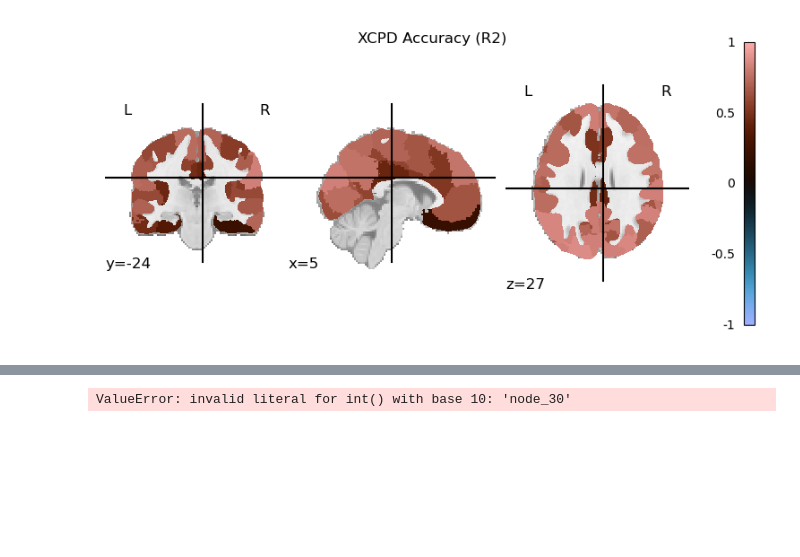
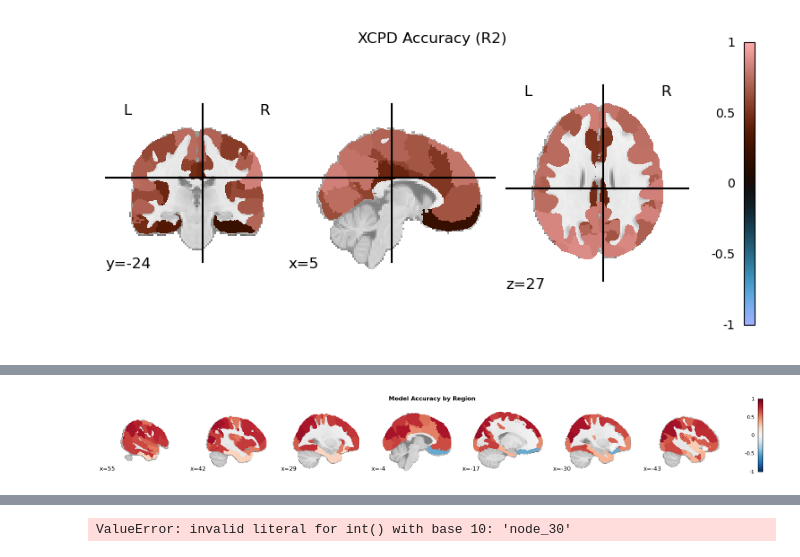
Before and after one commit to mckenziephagen/connectome-comparison, a Jupyter notebook: scripts/notebooks/exploratory/2025-10-29_plot_nodes_orig.ipynb, the cells around one changed output, grey strips where cells are left out. Saved outputs shown, nothing was run; the diff lists cells and outputs as text; code cells hidden in the pictures; blank space fills up the shorter version.

```diff
--- a/scripts/notebooks/exploratory/2025-10-29_plot_nodes_orig.ipynb
+++ b/scripts/notebooks/exploratory/2025-10-29_plot_nodes_orig.ipynb
@@ -84,0 +234,11 @@ plotting.show()
+# %%
+plotting.plot_stat_map(mask_img,
+                       vmax=1, vmin=-1,
+                       cmap=cmap,
+                       display_mode='x',
+                      )
+plt.suptitle('Model Accuracy by Region', weight='semibold')
+plt.savefig('x_defaults.png')
+plt.show()
+# %% [output]
+[figure, added]
```
Also changed, not shown: parts of 12 cells of this notebook, 25 other files.
